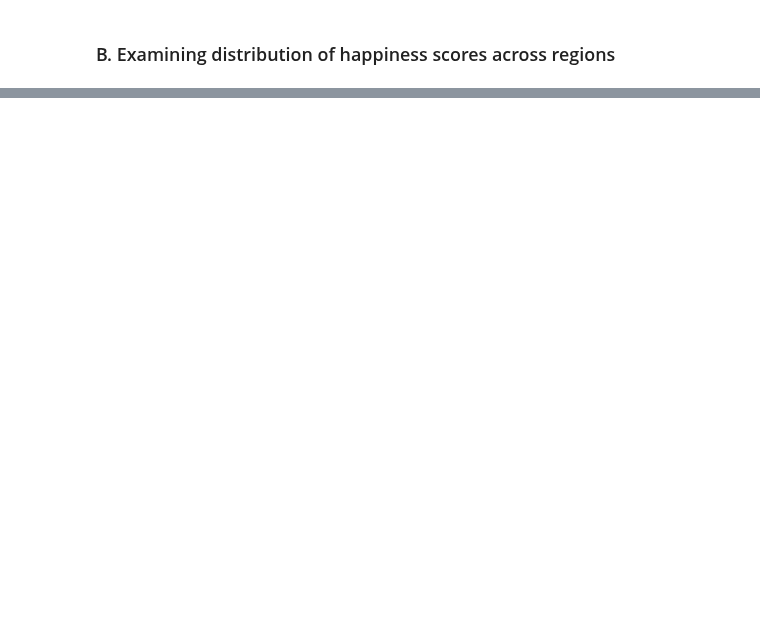
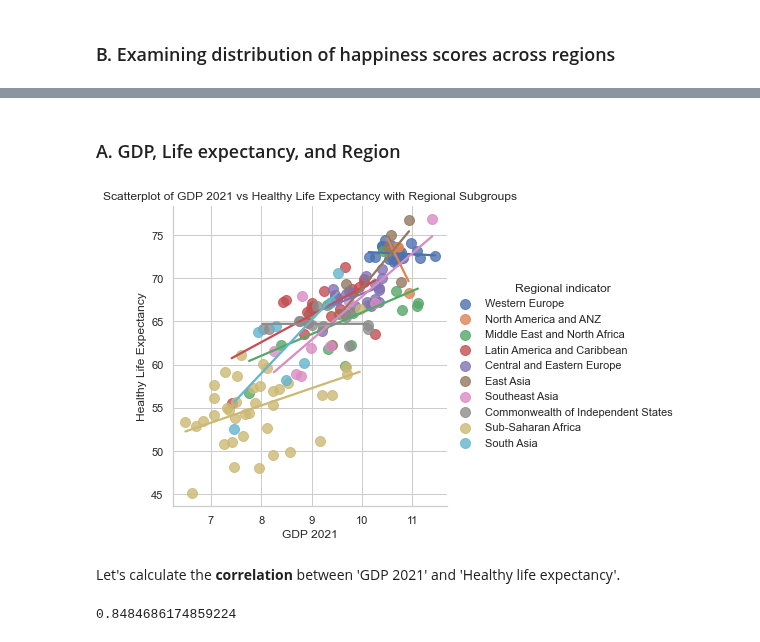
Before and after one commit to anikaarevalo/Happiness_and_world_economy_2021, a Jupyter notebook: Happiness_and_GDP_2021.ipynb, the cells around one changed output, grey strips where cells are left out. Cells and saved outputs as stored; diff of their text form; code cells hidden in the pictures; blank space fills up the shorter version.

```diff
--- a/Happiness_and_GDP_2021.ipynb
+++ b/Happiness_and_GDP_2021.ipynb
@@ -473,0 +463,27 @@ Multivariate analysis involves the simultaneous analysis of two or more variable
+# %% [markdown]
+### A. GDP, Life expectancy, and Region
+# %%
+# Setting the context to 'notebook' to make the entire figure larger
+sns.set_context('notebook')
+
+# Creating scatterplot with trend line and subgroups
+sns.lmplot(x='GDP 2021', y='Healthy life expectancy', data=new_happiness_2021, ci=None, hue='Regional indicator', markers='o', scatter_kws={'s': 100})
+
+# Adding labels and title
+plt.xlabel('GDP 2021')
+plt.ylabel('Healthy Life Expectancy')
+plt.title('Scatterplot of GDP 2021 vs Healthy Life Expectancy with Regional Subgroups')
+
+# Showing plot
+plt.show()
+# %% [output]
+[figure, added]
+# %% [markdown]
+Let's calculate the <b>correlation</b> between 'GDP 2021' and 'Healthy life expectancy'.
+# %%
+# Computing correlation between 'GDP 2021' and 'Healthy life expectancy'
+cor = new_happiness_2021['GDP 2021'].corr(new_happiness_2021['Healthy life expectancy'])
+
+print(cor)
+# %% [output]
+0.8484686174859224
```
Also changed, not shown: parts of 55 cells of this notebook.
